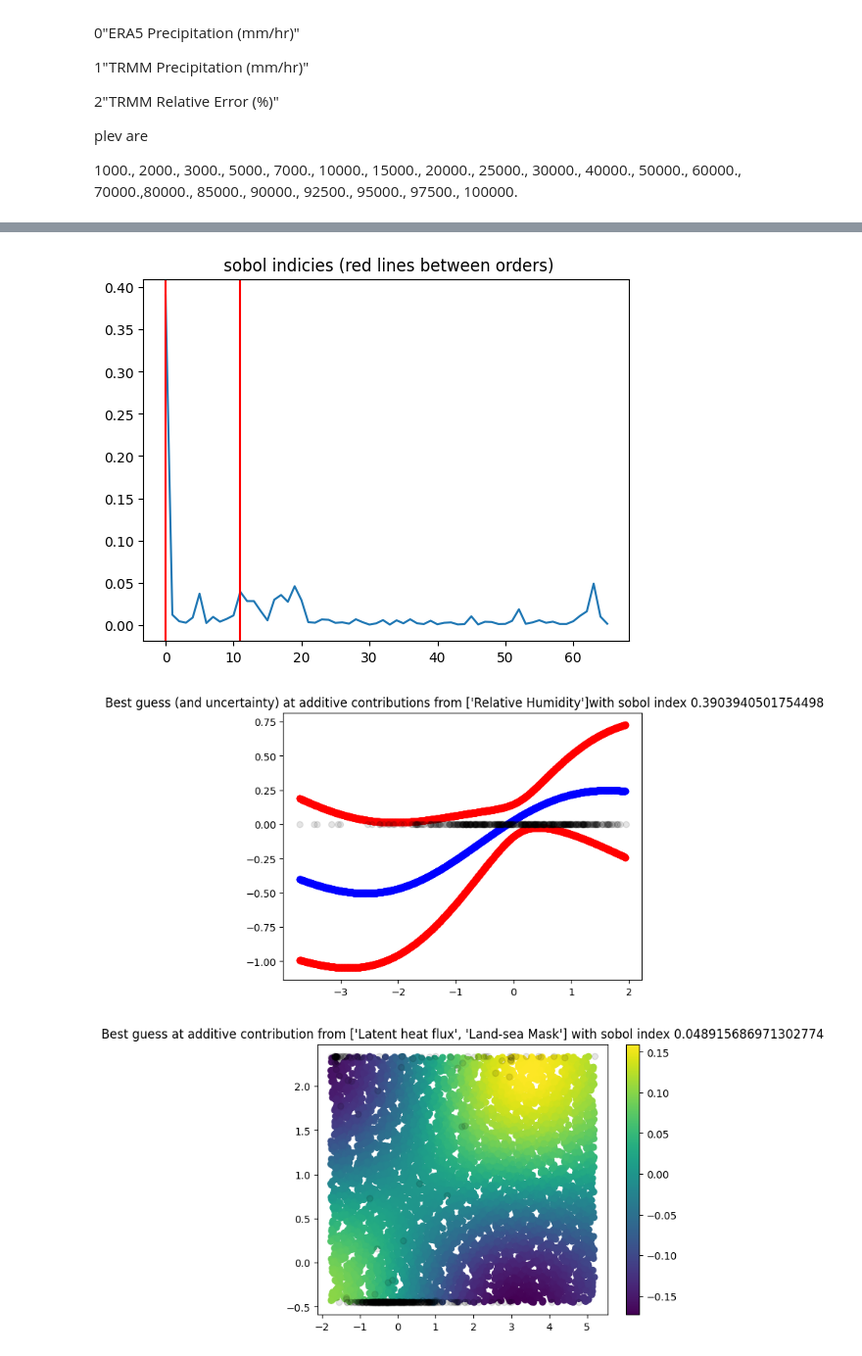
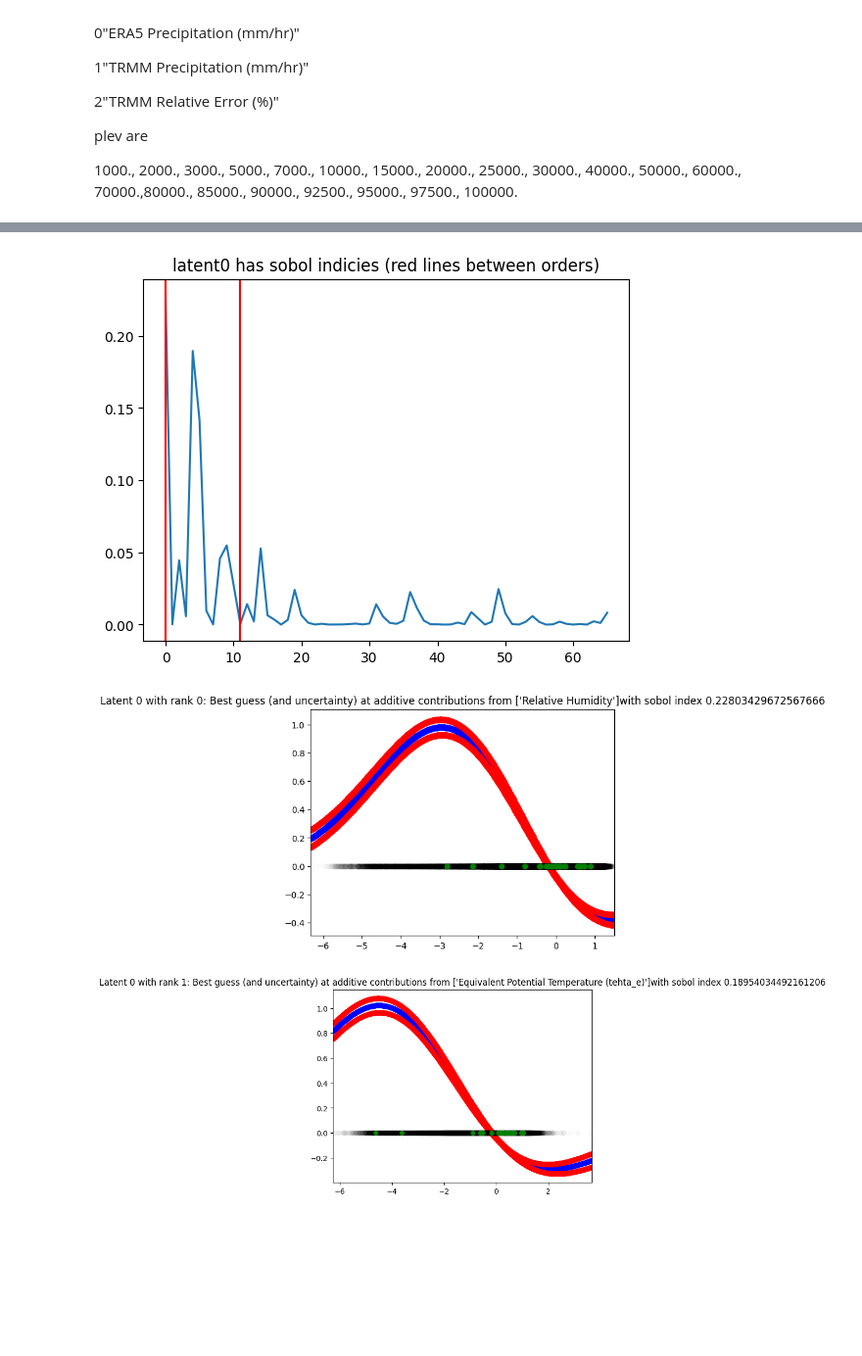
Before and after one commit to JaxGaussianProcesses/GPJax, a Jupyter notebook: run.ipynb, the cells around one changed output, grey strips where cells are left out. Shown at 98% size. Drawn from its saved outputs; the diff is of its cells as text; code cells hidden in the pictures; blank space fills up the shorter version.

```diff
--- a/run.ipynb
+++ b/run.ipynb
@@ -292,34 +288,43 @@ WARNING WE logged Y
 # %%
-from models import ConjugatePrecipGP
+from models import VariationalPrecipGP
+from utils import Exponential, Gamma
 
-for i in range(5):
+num_inducing_points = 25
+
+for i in range(1):
     print("########################")
     print("########################")
     print(f"fitting model {i}")
     print("########################")
     KEY = jr.PRNGKey(i)
-    lengthscales = jr.lognormal(KEY,shape=(problem_info.num_variables,), dtype=jnp.float64)
+    lengthscales = 0.01 + jr.lognormal(KEY,shape=(problem_info.num_variables,), dtype=jnp.float64)
     variances = jr.lognormal(KEY,shape=(3,), dtype=jnp.float64)
-    posterior = ConjugatePrecipGP(
-        base_kernels=[gpx.kernels.RBF(lengthscale=lengthscales[i], active_dims=[i]).replace_trainable(variance=False) for i in range(problem_info.num_variables)],
-        likelihood = gpx.likelihoods.Gaussian(num_datapoints=D.n),
+    posterior = VariationalPrecipGP(
+        base_kernels=[gpx.kernels.RBF(lengthscale=lengthscales[i], active_dims=[i]).replace_trainable(variance=False).replace_bijector(lengthscale=tfb.Softplus(low=jnp.array([0.01], dtype=jnp.float64))) for i in range(problem_info.num_variables)],
+        likelihood = Exponential(num_datapoints=D.n),
         max_interaction_depth=2,
         interaction_variances = variances,
         measure="empirical",
-        second_order_empirical=True,
-    )
-    opt_posterior, history = gpx.fit_scipy(
+        second_order_empirical=False,
+        inducing_inputs=D.X[:num_inducing_points,:], # [N, D]
+        variational_mean=1e-1*jnp.ones((1, num_inducing_points, 1)), # [L, N, 1]
+        variational_root_covariance=jnp.eye(num_inducing_points)[None,:,:], # [L, N, N]
+        parameterisation="standard"
+    ).replace_trainable(inducing_inputs=False)#.replace_bijector(
+    #     variational_mean = tfb.SoftClip(low=jnp.array(-1e-2, dtype=jnp.float64),high=jnp.array(1.01e2, dtype=jnp.float64))
+    #)
+    opt_posterior, history = gpx.fit(
             model=posterior,
             objective=posterior.loss_fn(negative=True), #todo rejit
             train_data=D,
-            # optim=ox.adam(1e-1),
-            # num_iters=100,
+            optim=ox.adamw(1e-1),
+            num_iters=100,
             # verbose=False,
-            # batch_size=-1,
+            batch_size=128,
             safe=False,
-            # key=key,
+            key=key,
         )
-    plt.plot(jnp.log(history), label=f"model {i}")
+    plt.plot(range(50,len(history)),history[50:], label=f"model {i}")
     plt.legend()
     print(f"score is {history[-1]}")
 
@@ -332,8 +337,6 @@ for i in range(5):
             best_model = opt_posterior
 
 
-
-
 for i, name in enumerate(problem_info.names_short):
     print(f"{name} has lengthscale {best_model.base_kernels[i].lengthscale}")
 
@@ -360,8 +349,7 @@ interaction variances are [0.22355818 0.1058642  0.03297212]
 # %%
 from plotting import plot_interactions
-
-plot_interactions(problem_info, opt_posterior, D, use_range=False, greedy=False, k=10)
+plot_interactions(problem_info, opt_posterior, D, use_range=False, greedy=False, k=5)
 # %% [output]
-[figure, old version]
+[figure, new version]
-[figure, old version]
+[figure, new version]
-[figure, old version]
+[figure, new version]
```
Also changed, not shown: parts of 6 cells of this notebook, 4 other files.
